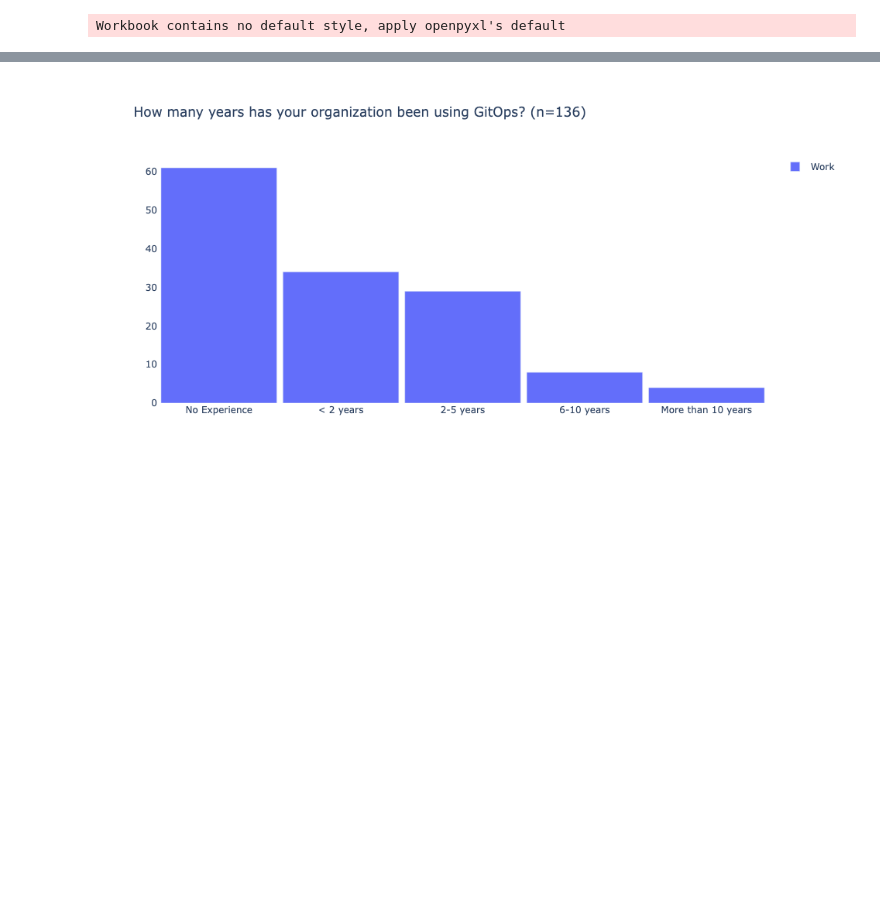
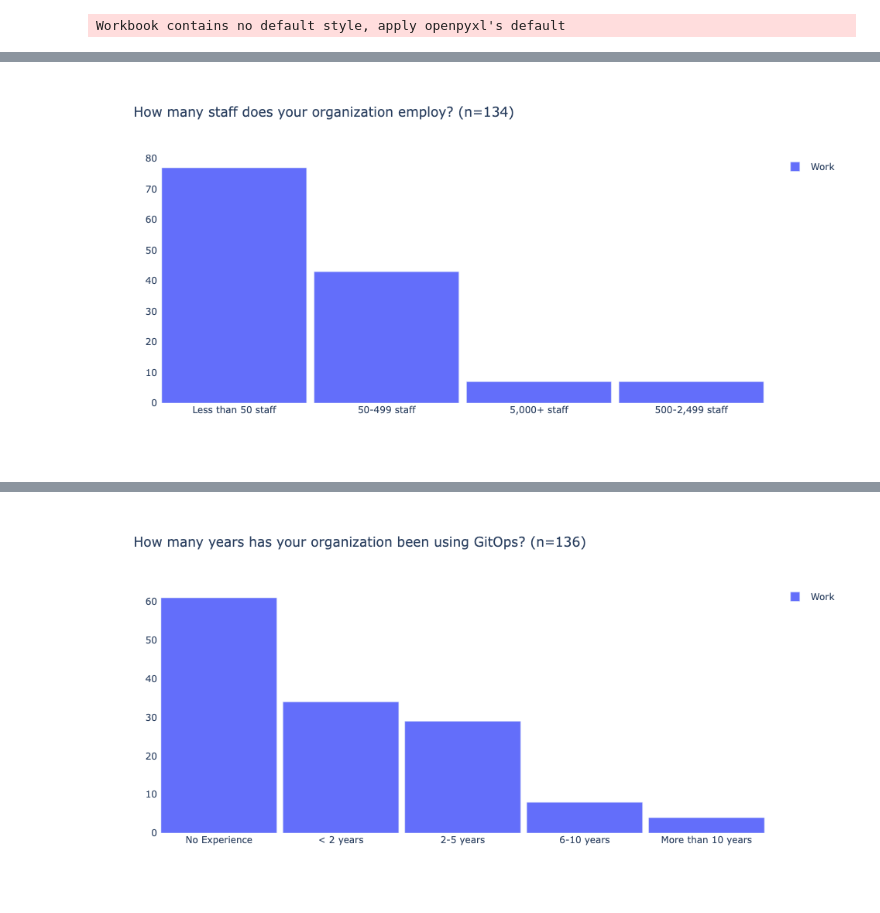
Before and after one commit to richsharples/tech-survey, a Jupyter notebook: survey2024.ipynb, the cells around one changed output, grey strips where cells are left out. Saved outputs shown, nothing was run; the diff lists cells and outputs as text; code cells hidden in the pictures; blank space fills up the shorter version.

```diff
--- a/survey2024.ipynb
+++ b/survey2024.ipynb
@@ -143,9 +143,10 @@ single_bar_chart ( "Industry Segment (Work use only)", segments )
 # %%
 #
-# Question 4 - 'How many staff does your organization employ?'
+# questions 4 - 'How many staff does your organization employ?'
 #
 
-#drop low count categories, draw bar-chart
-segments = work_df['Q3'].value_counts()[lambda x: x > THRESHOLD]
-single_bar_chart ( "Number of employees in organization", segments )
+
+double_bar_chart(questions['Q3'],
+                 "Work", work_df['Q3'].value_counts()[lambda x: x > THRESHOLD],
+                 "Home", home_df['Q3'].value_counts()[lambda x: x > THRESHOLD])
 # %% [output]
@@ -153,2 +153,3 @@ single_bar_chart ( "Number of employees in organization", segments )
+[figure, added]
 # %%
 #
```
Also changed, not shown: parts of 12 cells of this notebook.
